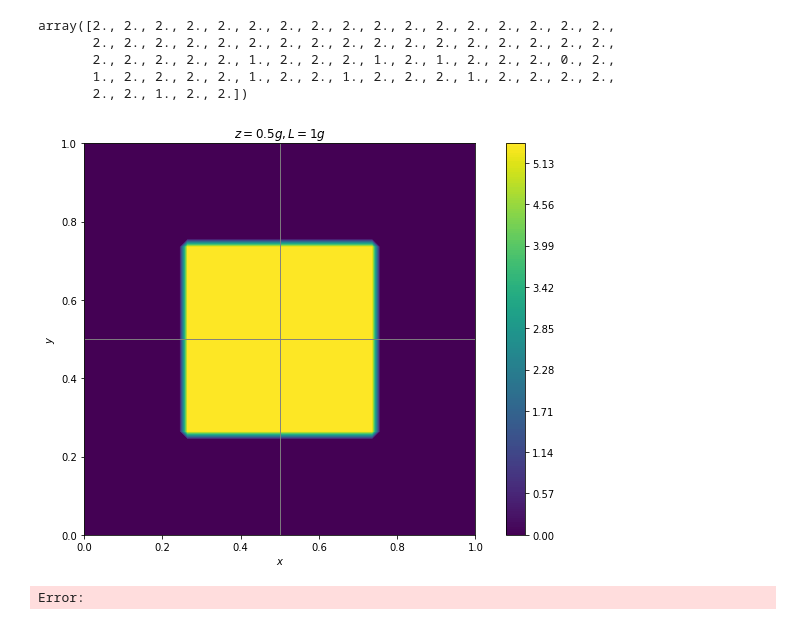
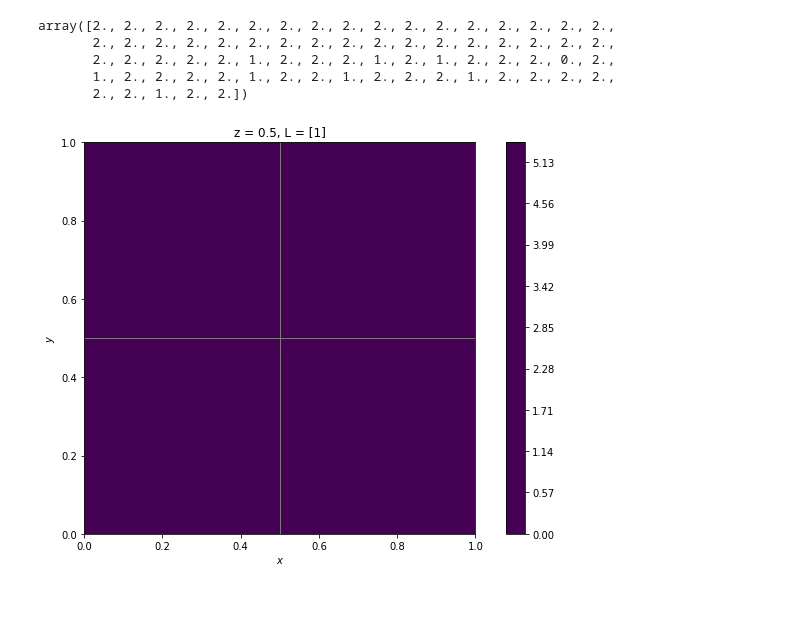
Before and after one commit to 314152718/amr-gpu, a Jupyter notebook: visualize.ipynb, the cells around one changed output. Saved outputs shown, nothing was run; the diff lists cells and outputs as text; code cells hidden in the pictures.

```diff
--- a/visualize.ipynb
+++ b/visualize.ipynb
@@ -40,7 +42,7 @@ def plot_rho_grad_slice(z, L=[0, 1, 2], num=50, ax=plt.gca()):
     #print(cond)
     x_grid, y_grid = np.meshgrid(np.linspace(0, 1, num), np.linspace(0, 1, num), indexing='ij')
     rho_grad_x_grid = griddata((grid.x[cond], grid.y[cond]), grid.rho_grad_x[cond], (x_grid, y_grid), fill_value=0)
-    im = ax.contourf(x_grid, y_grid, rho_grad_x_grid, levels=200)
+    im = ax.contourf(x_grid, y_grid, rho_grad_x_grid, levels=200, vmin=min(grid.rho_grad), vmax=max(grid.rho_grad))
     return im, rho_grad_x_grid
 
 def plot_rho_slice(z, L=[0, 1, 2], num=50):
@@ -50,7 +52,7 @@ def plot_rho_slice(z, L=[0, 1, 2], num=50):
     cond &= np.array(list(map(lambda x: x in L, grid.L)))
     x_grid, y_grid = np.meshgrid(np.linspace(0, 1, num), np.linspace(0, 1, num), indexing='ij')
     rho_grid = griddata((grid.x[cond], grid.y[cond]), grid.rho[cond], (x_grid, y_grid), fill_value=0)
-    im = plt.contourf(x_grid, y_grid, rho_grid, levels=200)
+    im = plt.contourf(x_grid, y_grid, rho_grid, levels=200, vmin=min(grid.rho), vmax=max(grid.rho))
     return im
 
 def plot_grid_slice(z, color='black', L=[0, 1, 2]):
@@ -60,7 +62,9 @@ def plot_grid_slice(z, color='black', L=[0, 1, 2]):
     #print(cond)
     cond &= np.array(list(map(lambda x: x in L, grid.L)))
     #print(cond)
-    plt.plot(np.array([coord_min[0][cond], coord_min[0][cond], coord_max[0][cond], coord_max[0][cond], coord_min[0][cond]]), np.array([coord_min[1][cond], coord_max[1][cond], coord_max[1][cond], coord_min[1][cond], coord_min[1][cond]]), color=color, lw=0.5)
+    plt.plot(np.array([coord_min[0][cond], coord_min[0][cond], coord_max[0][cond], coord_max[0][cond], coord_min[0][cond]]), \
+             np.array([coord_min[1][cond], coord_max[1][cond], coord_max[1][cond], coord_min[1][cond], coord_min[1][cond]]), \
+                color=color, lw=0.5)
 # %% [output]
 [figure]
 # %%
@@ -108,17 +111,16 @@ array([2., 2., 2., 2., 2., 2., 2., 2., 2., 2., 2., 2., 2., 2., 2., 2., 2.,
        2., 2., 1., 2., 2.])
 # %%
 z = 0.5
-L = 1
+L = [1]
 im = plot_rho_slice(z, L)
 plot_grid_slice(z, color='grey', L=L)
 
 plt.gca().set_aspect(1.)
 plt.xlabel(r'$x$')
 plt.ylabel(r'$y$')
-plt.title(f'$z = {z}g, L = {L}g$')
+plt.title(f'z = {z}, L = {L}')
 plt.colorbar()
 plt.show()
 plt.close()
 # %% [output]
-[figure, old version]
+[figure, new version]
-Error:
```
Also changed, not shown: parts of 4 cells of this notebook, 2 other files.
